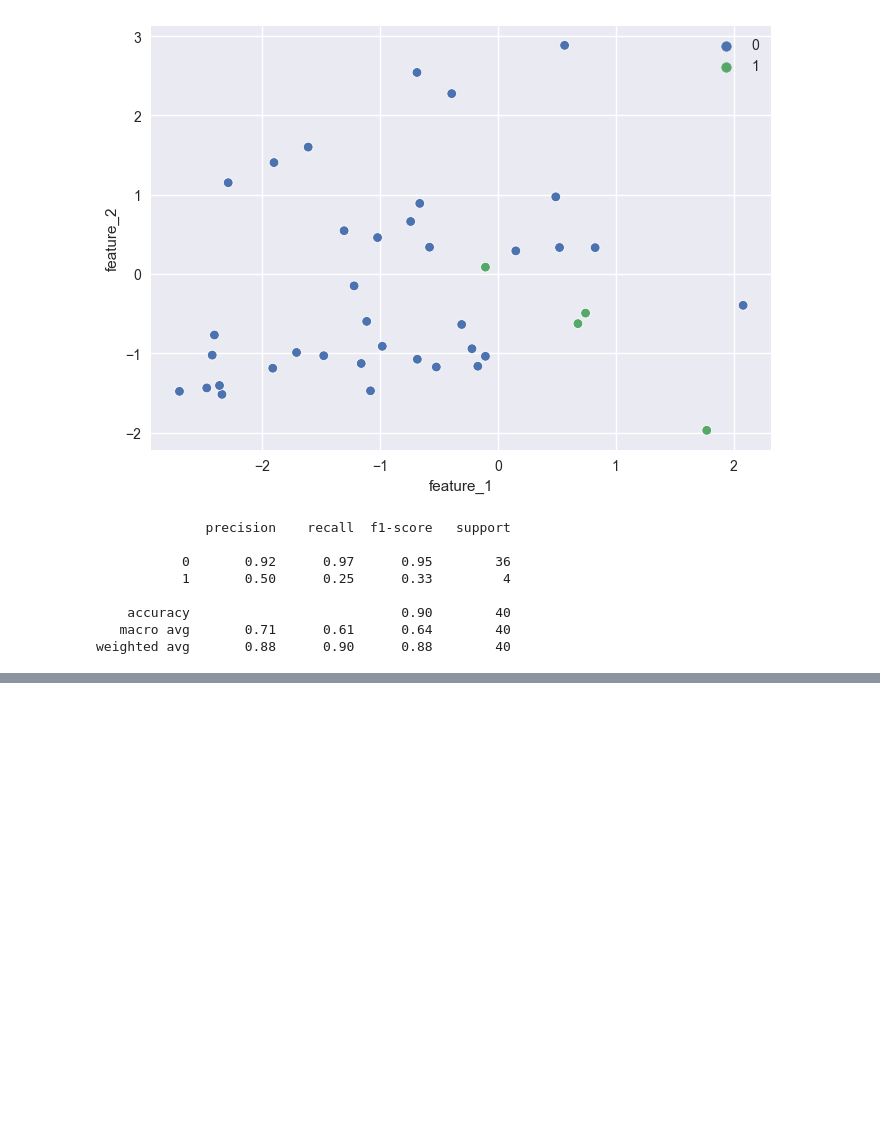
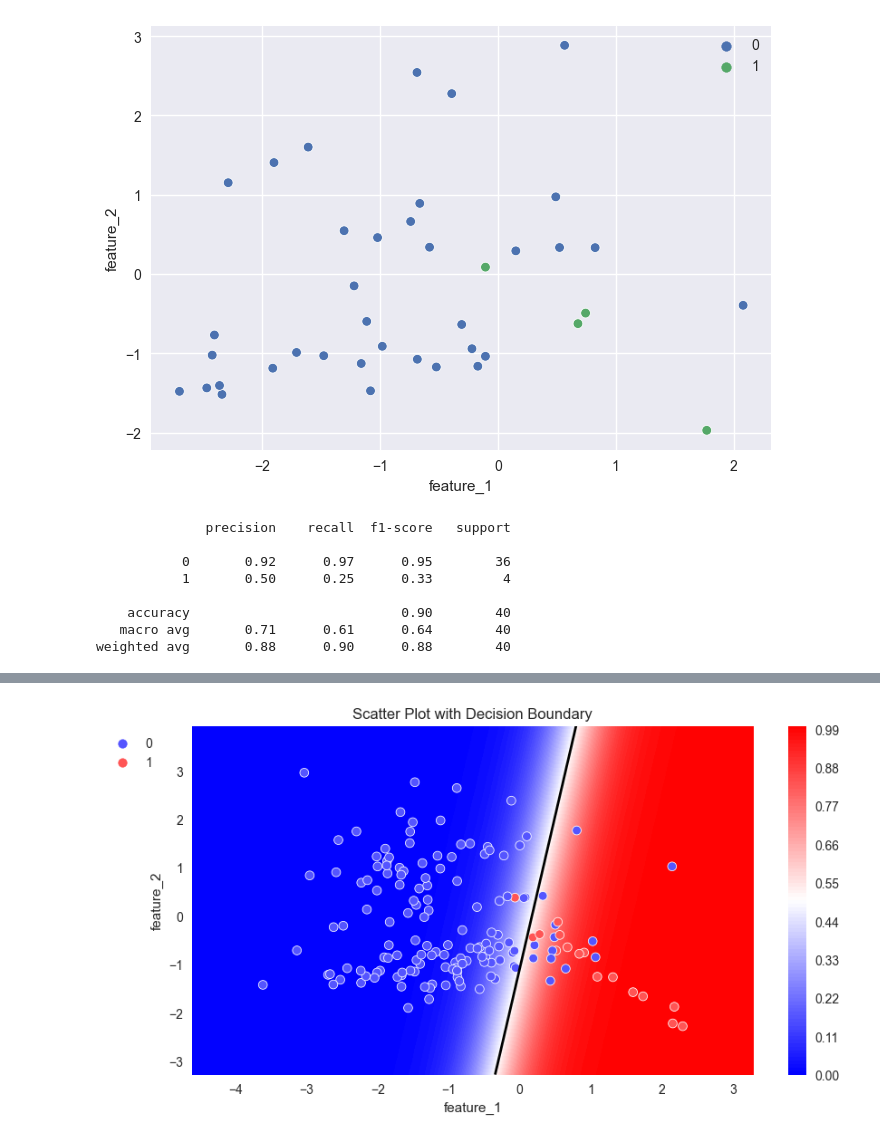
Before and after one commit to sergioschadenko/sf_data_science, a Jupyter notebook: ML_5_validation/validation_test_task.ipynb, the cells around one changed output, grey strips where cells are left out. Cells and saved outputs as stored; diff of their text form; code cells hidden in the pictures; blank space fills up the shorter version.

```diff
--- a/ML_5_validation/validation_test_task.ipynb
+++ b/ML_5_validation/validation_test_task.ipynb
@@ -87,0 +111,11 @@ plot_probabilities_2d(X_valid, y_valid, log_reg)
+# %%
+sm = SMOTE(random_state=42)
+X_train_s, y_train_s = sm.fit_resample(X_train, y_train)
+
+log_reg_sampled = linear_model.LogisticRegression()
+#Обучаем модель, минимизируя logloss
+log_reg_sampled.fit(X_train_s, y_train_s)
+#Делаем предсказание класса
+y_pred_sampled = log_reg_sampled.predict(X_valid)
+#Рассчитываем метрики
+print(metrics.classification_report(y_valid, y_pred_sampled))
@@ -87,0 +131,4 @@ plot_probabilities_2d(X_valid, y_valid, log_reg)
+# %%
+plot_probabilities_2d(X_train, y_train, log_reg_sampled)
+# %% [output]
+[figure, added]
```
Also changed, not shown: parts of 6 cells of this notebook, 1 other file.
